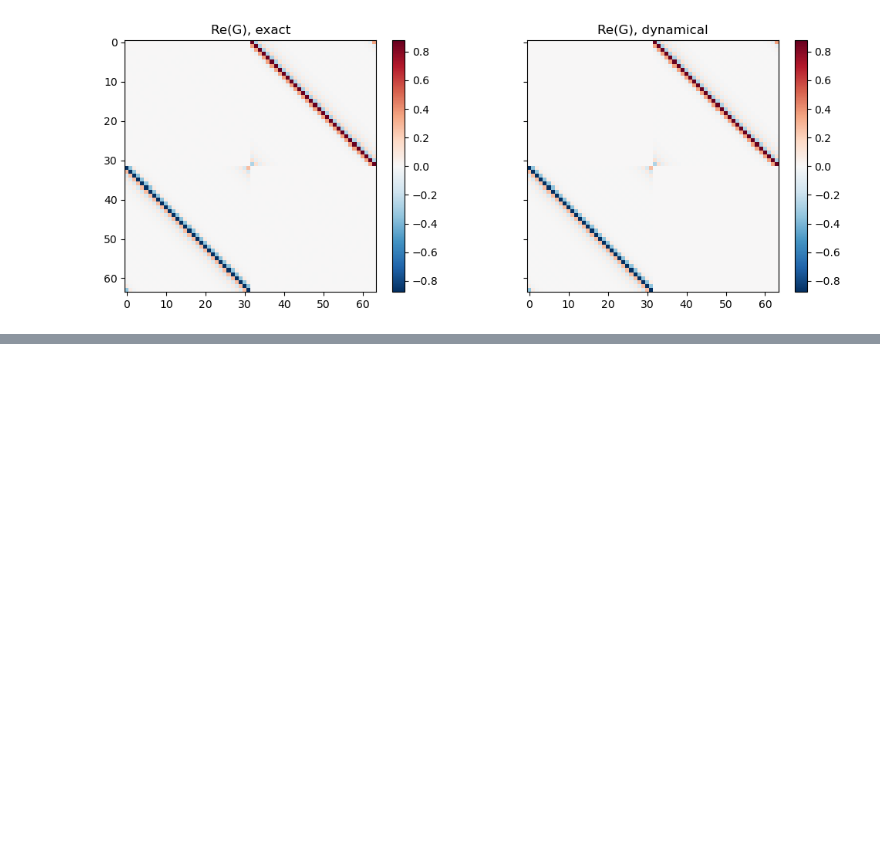
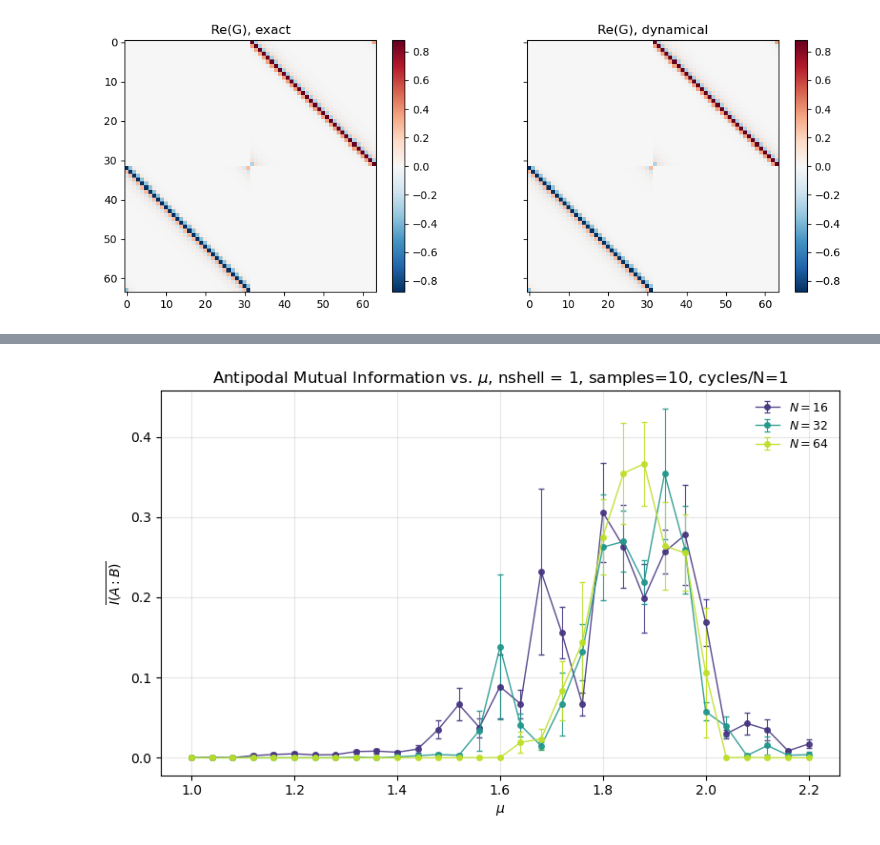
Before and after one commit to AsadullahBhuiyan/classD_1d_fermionic_adaptive_circuit, a Jupyter notebook: Mutual_info_analysis.ipynb, the cells around one changed output, grey strips where cells are left out. Cells and saved outputs as stored; diff of their text form; code cells hidden in the pictures; blank space fills up the shorter version.

```diff
--- a/Mutual_info_analysis.ipynb
+++ b/Mutual_info_analysis.ipynb
@@ -121,0 +422,31 @@ fig.tight_layout()
+# %%
+
+# ---------------- Plot 1: Antipodal MI vs mu ----------------
+fig, ax = plt.subplots(figsize=(8, 5))
+colors_mi = cm.viridis(np.linspace(0.15, 0.9, len(N_list)))
+marker = "o"
+
+for ci, N in enumerate(N_list):
+    ax.errorbar(
+        mu_axis,
+        mi_mean[N],
+        yerr=mi_std[N] / np.sqrt(samples),
+        marker=marker,
+        color=colors_mi[ci],
+        label=rf"$N={int(N)}$",
+        linewidth=1.0,
+        markersize=4,
+        elinewidth=0.8,
+        capsize=2.5,
+        alpha=0.9,
+    )
+
+ax.set_xlabel(r"$\mu$")
+ax.set_ylabel(r"$\overline{I(A:B)}$")
+ax.set_title(rf"Antipodal Mutual Information vs. $\mu$, nshell = 1, samples={samples}, cycles/N={cycles_per_N}")
+ax.grid(True, alpha=0.3)
+ax.legend(frameon=False, ncol=1, fontsize=9)
+fig.tight_layout()
+plt.show()
+# %% [output]
+[figure, added]
```
Also changed, not shown: parts of 13 cells of this notebook, 14 other files.
